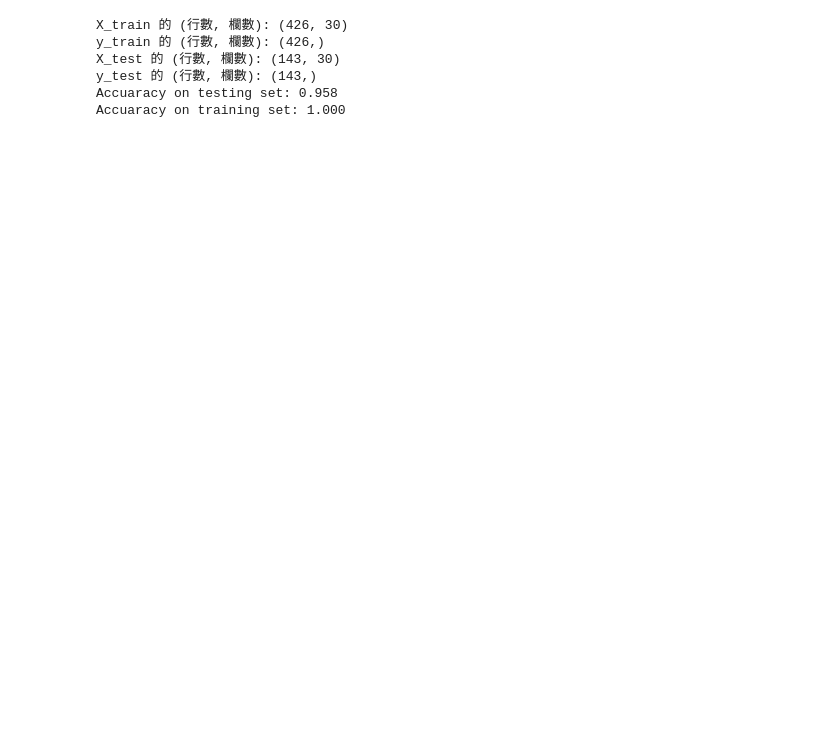
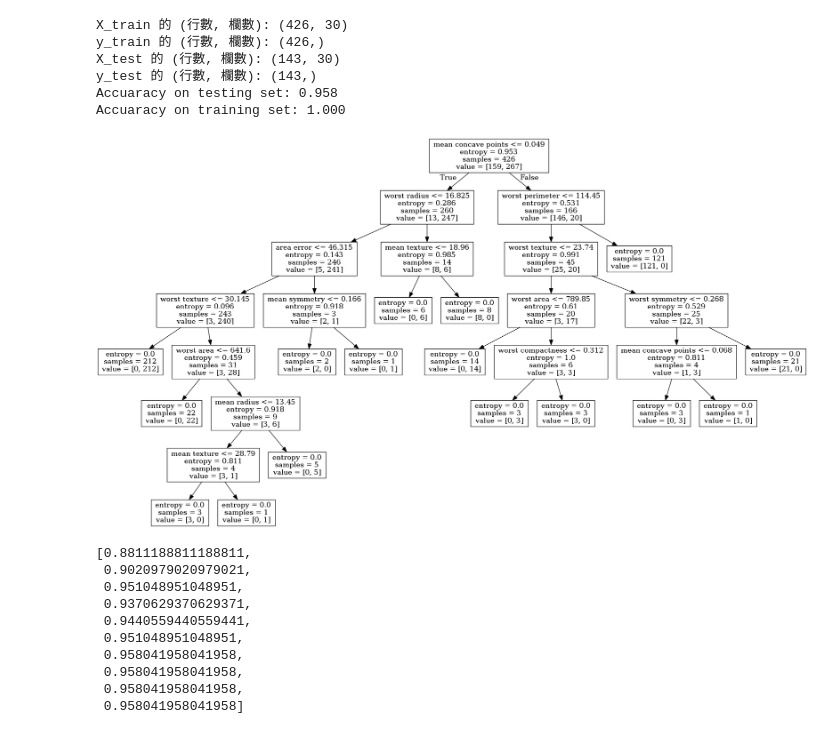
Before and after one commit to tyc105u/Data-Mining-Session, a Jupyter notebook: homework.ipynb, the cells around one changed output. Cells and saved outputs as stored; diff of their text form; code cells hidden in the pictures; blank space fills up the shorter version.

```diff
--- a/homework.ipynb
+++ b/homework.ipynb
@@ -27,34 +27,69 @@ print("X_test 的 (行數, 欄數): {}".format(X_test.shape))
 print("y_test 的 (行數, 欄數): {}".format(y_test.shape))
 
 #建立iris_dataframe，使用dataframe資料型態可以以表格的方式紀錄每一筆樣本的特徵資料
-breast_cancer_dataframe = pd.DataFrame(X_train, columns = breast_cancer_dataset.feature_names)
+#breast_cancer_dataframe = pd.DataFrame(X_train, columns = breast_cancer_dataset.feature_names)
 #breast_cancer_dataframe
 
 #繪出iris_dataframe的散佈矩陣圖
-scatter_pic = pd.plotting.scatter_matrix(breast_cancer_dataframe, c=y_train, figsize=(15,15), marker='o', hist_kwds={'bins':20})
-scatter_pic
+#scatter_pic = pd.plotting.scatter_matrix(breast_cancer_dataframe, c=y_train, figsize=(15,15), marker='o', hist_kwds={'bins':20})
+#scatter_pic
 
 
 #==============================================================================
 #建立決策樹(最大樹)模型
 #==============================================================================
 dt_max = tree.DecisionTreeClassifier(criterion = "entropy", random_state = 0)
 dt_max.fit(X_train, y_train)
 
 # 預測結果: predict_result; 真實結果: y_test
 predict_result = dt_max.predict(X_test)
 acc = metrics.accuracy_score(y_test, predict_result)
 dt_max_testing_acc = acc
 print("Accuaracy on testing set: {:.3f}".format(dt_max_testing_acc))
 
 predict_result = dt_max.predict(X_train)
 acc = metrics.accuracy_score(y_train, predict_result)
 dt_max_training_acc = acc
 print("Accuaracy on training set: {:.3f}".format(dt_max_training_acc))
+
+dot_data = StringIO()
+export_graphviz(dt_max, out_file = dot_data, feature_names = breast_cancer_dataset.feature_names)
+graph = pdp.graph_from_dot_data(dot_data.getvalue())
+display(Image(graph.create_png()))
+
+#以下是計算最大樹在不同最大深度設定下，預測訓練/測試集的準確度
+training_accuracy= []
+testing_accuracy= []
+#max_depth_setting = **建立可迭代物件，此物件包含1到10的整數** 最大深度從1到10
+for i in range(1, 11): #執行迴圈
+    #建立決策樹，初始化參數設定最大深度(max_depth)為i、隨機狀態(random_state)為0
+    clf = tree.DecisionTreeClassifier(criterion = "entropy", max_depth = i, random_state = 0)
+    # 在training_accuracy中新增此次迭代建立的模型的訓練準確度
+    clf.fit(X_train, y_train)
+    predict_result = clf.predict(X_train)
+    acc = metrics.accuracy_score(y_train, predict_result)
+    training_accuracy.append(acc)
+    # 在testing_accuracy中新增此次迭代建立的模型的測試準確度
+    predict_result = clf.predict(X_test)
+    acc = metrics.accuracy_score(y_test, predict_result)
+    testing_accuracy.append(acc)
+
+#testing_accuracy
 # %% [output]
 X_train 的 (行數, 欄數): (426, 30)
 y_train 的 (行數, 欄數): (426,)
 X_test 的 (行數, 欄數): (143, 30)
 y_test 的 (行數, 欄數): (143,)
 Accuaracy on testing set: 0.958
 Accuaracy on training set: 1.000
+[figure, added]
+[0.8811188811188811,
+ 0.9020979020979021,
+ 0.951048951048951,
+ 0.9370629370629371,
+ 0.9440559440559441,
+ 0.951048951048951,
+ 0.958041958041958,
+ 0.958041958041958,
+ 0.958041958041958,
+ 0.958041958041958]
```
